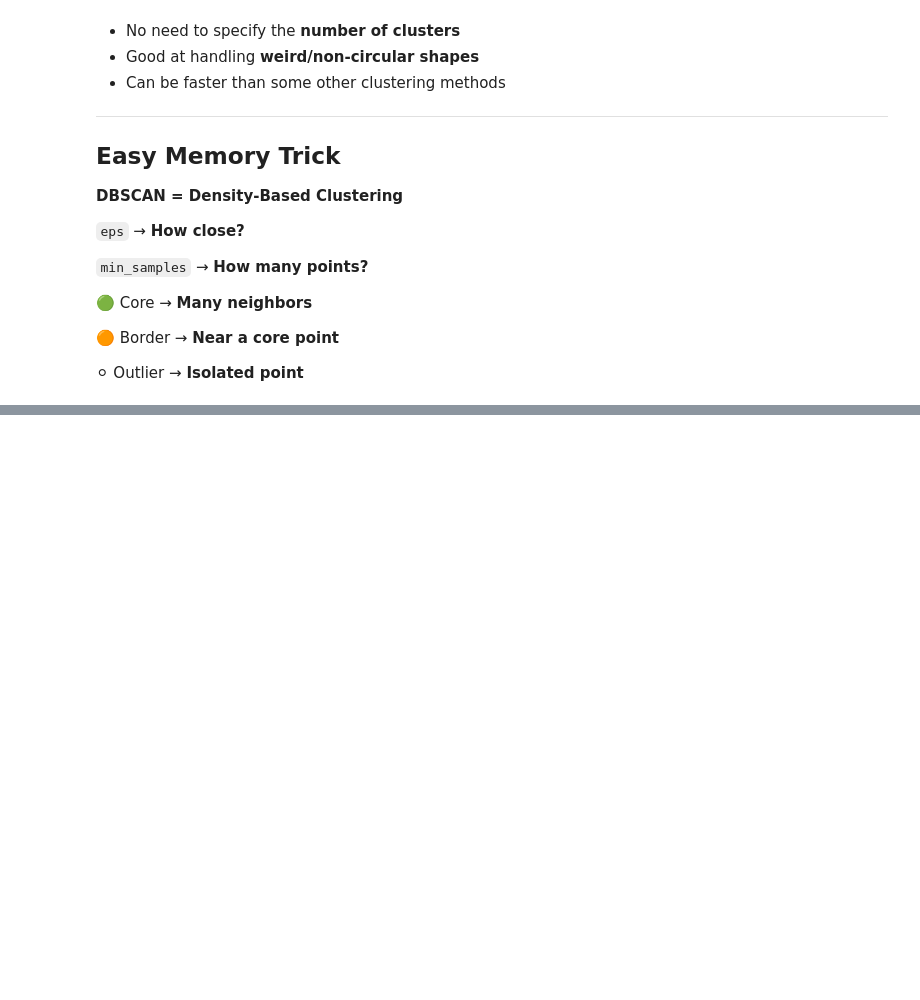
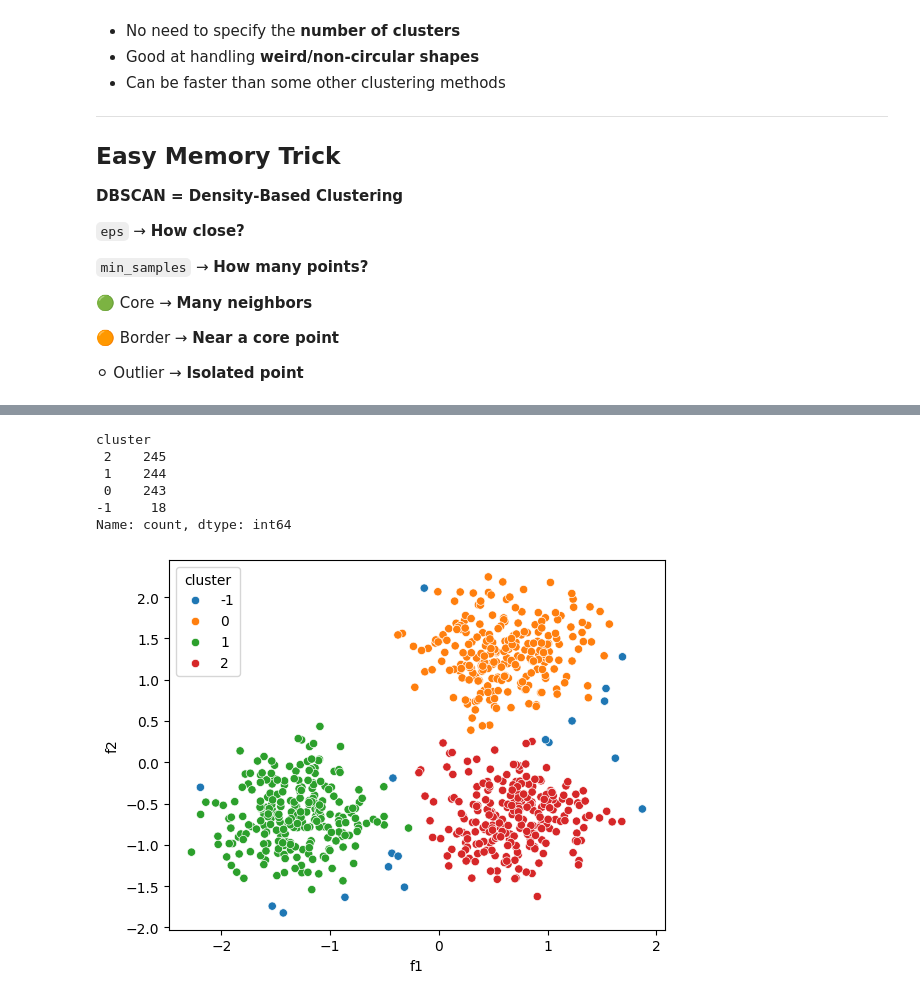
Before and after one commit to ThirumaleshV/AIE, a Jupyter notebook: ML/_7_Unsupervised_learning.ipynb, the cells around one changed output, grey strips where cells are left out. Drawn from its saved outputs; the diff is of its cells as text; code cells hidden in the pictures; blank space fills up the shorter version.

Commit message:
DBSCAN

```diff
--- a/ML/_7_Unsupervised_learning.ipynb
+++ b/ML/_7_Unsupervised_learning.ipynb
@@ -1017,0 +1152,6 @@ A point needs at least 5 points within its `eps` distance to be considered a cor
+# %%
+from sklearn.cluster import DBSCAN
+
+ds=DBSCAN(eps=0.3,min_samples=10)
+ds.fit(df[["f1","f2"]])
+list(ds.labels_).count(-1) #noise points
@@ -1017,0 +1160,3 @@ A point needs at least 5 points within its `eps` distance to be considered a cor
+# %%
+df["cluster"]=ds.labels_
+df.head()
@@ -1017,0 +1170,14 @@ A point needs at least 5 points within its `eps` distance to be considered a cor
+# %%
+df.cluster.value_counts()
+# %% [output]
+cluster
+ 2    245
+ 1    244
+ 0    243
+-1     18
+Name: count, dtype: int64
+# %%
+sns.scatterplot(df, x="f1", y='f2', palette="tab10", hue="cluster")
+plt.show()
+# %% [output]
+[figure, added]
```
Also changed, not shown: parts of 14 cells of this notebook.
